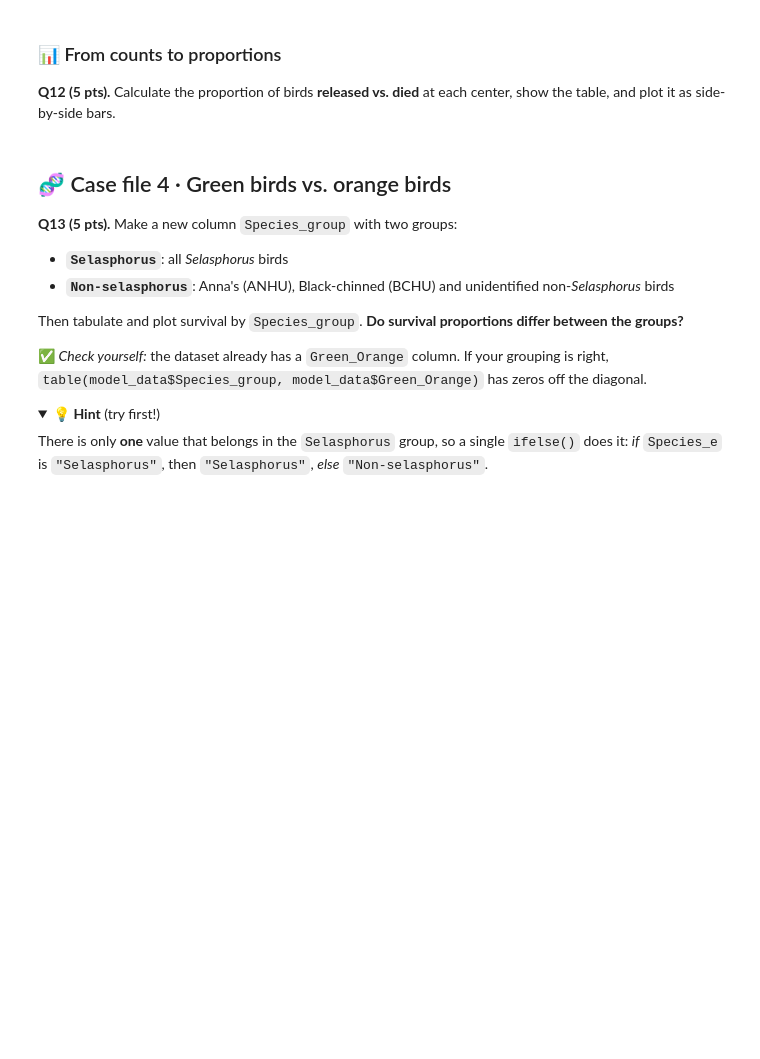
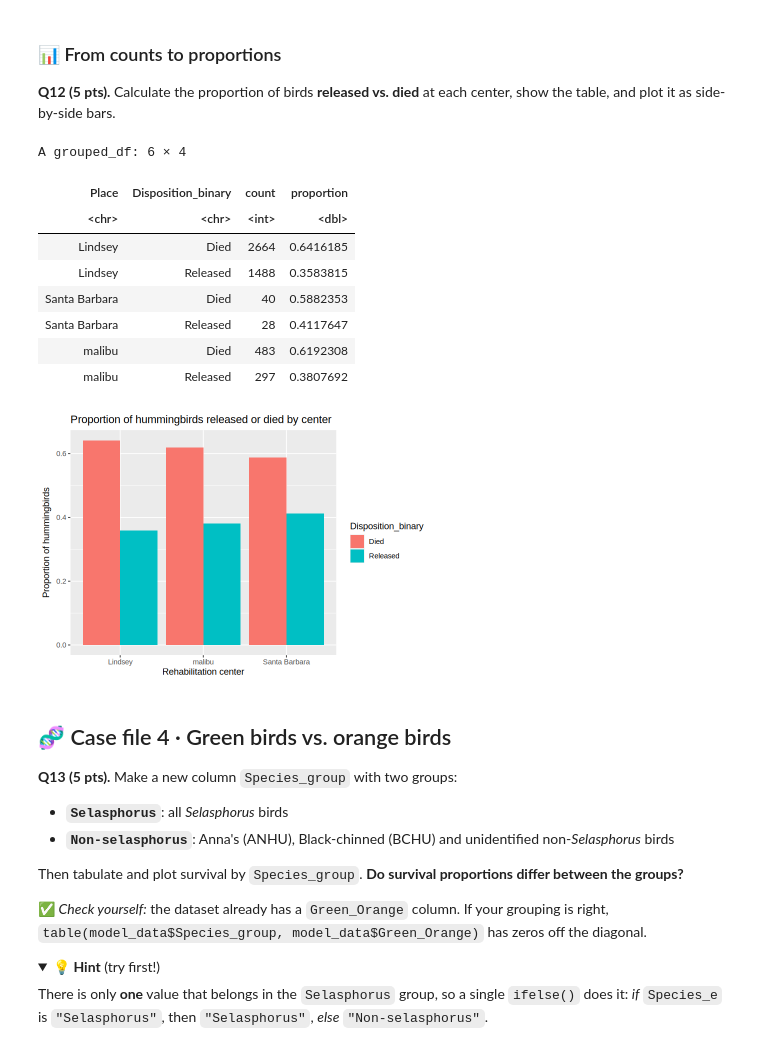
Before and after one commit to YifeiWang-MPVM-200/MPM_200_YifeiWang, a Jupyter notebook: Code/assignment_1_will__hummers_survive.ipynb, the cells around one changed output. Drawn from its saved outputs; the diff is of its cells as text; code cells hidden in the pictures; folded sections open; blank space fills up the shorter version.

```diff
--- a/Code/assignment_1_will__hummers_survive.ipynb
+++ b/Code/assignment_1_will__hummers_survive.ipynb
@@ -162,17 +314,28 @@ ggplot(df, aes(x = ____, y = count, fill = Disposition_binary)) +
 **Q12 (5 pts).** Calculate the proportion of birds **released vs. died** at each center, show the table, and plot it as side-by-side bars.
 # %%
 proportions <- model_data %>%
-  group_by(____, ____) %>%
+  group_by(Place, Disposition_binary) %>%
   summarise(count = n_distinct(ID), .groups = "drop") %>%
   group_by(Place) %>%
   mutate(proportion = count / sum(count))
 proportions
 
-ggplot(proportions, aes(x = ____, y = ____, fill = ____)) +
+ggplot(proportions, aes(x = Place, y = proportion, fill = Disposition_binary)) +
   geom_col(position = "dodge") +
-  xlab(____) +
-  ylab(____) +
-  labs(title = ____)
+  xlab("Rehabilitation center") +
+  ylab("Proportion of hummingbirds") +
+  labs(title = "Proportion of hummingbirds released or died by center")
+# %% [output]
+A grouped_df: 6 × 4
+| Place | Disposition_binary | count | proportion |
+| <chr> | <chr> | <int> | <dbl> |
+| Lindsey | Died | 2664 | 0.6416185 |
+| Lindsey | Released | 1488 | 0.3583815 |
+| Santa Barbara | Died | 40 | 0.5882353 |
+| Santa Barbara | Released | 28 | 0.4117647 |
+| malibu | Died | 483 | 0.6192308 |
+| malibu | Released | 297 | 0.3807692 |
+[figure, added]
 # %% [markdown]
 ## 🧬 Case file 4 · Green birds vs. orange birds
 
```
Also changed, not shown: parts of 39 cells of this notebook.
